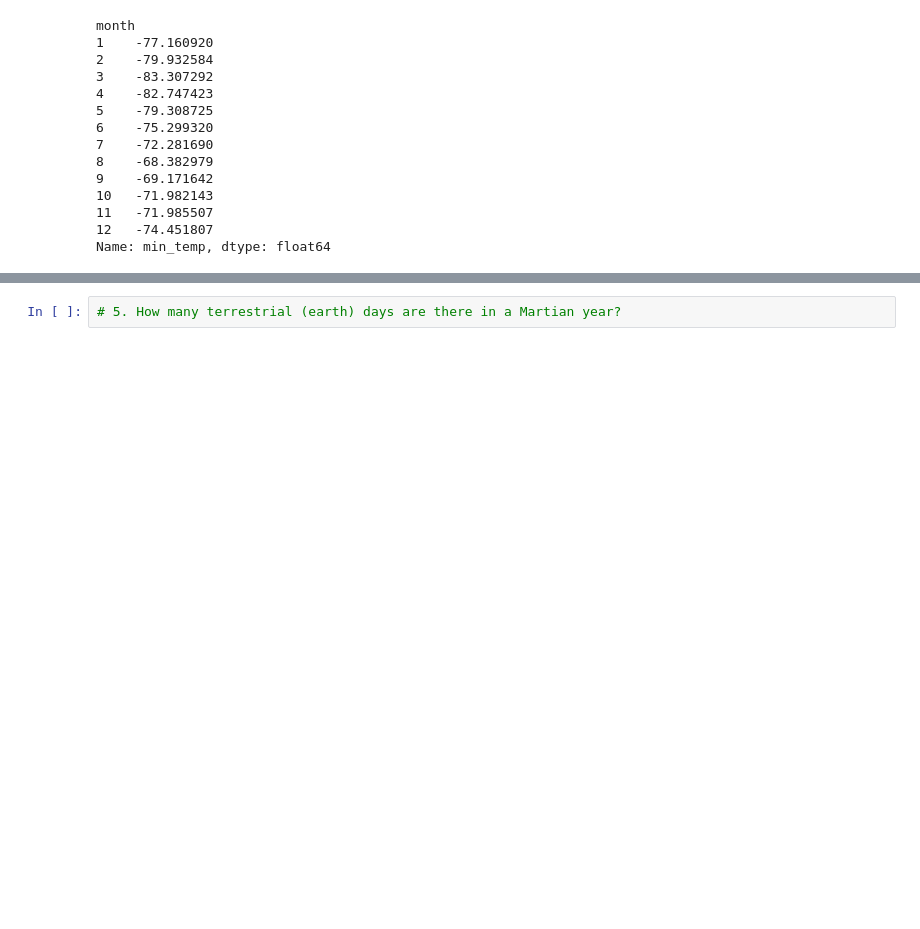
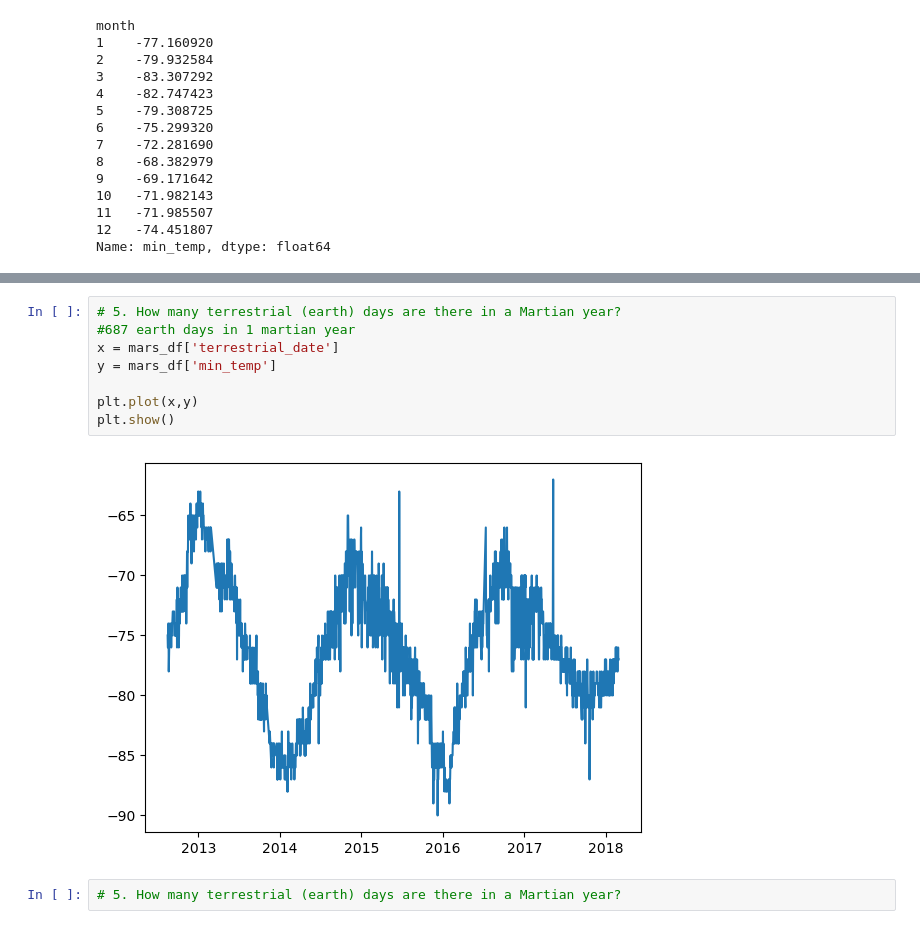
Before and after one commit to joey-october85/11-Module-Mars-DataScraping, a Jupyter notebook: Mars_News/part_2_mars_weather.ipynb, the cells around one changed output, grey strips where cells are left out. Drawn from its saved outputs; the diff is of its cells as text; blank space fills up the shorter version.

```diff
--- a/Mars_News/part_2_mars_weather.ipynb
+++ b/Mars_News/part_2_mars_weather.ipynb
@@ -198,3 +199,13 @@ Name: pressure, dtype: float64
+# %%
+# 5. How many terrestrial (earth) days are there in a Martian year?
+#687 earth days in 1 martian year
+x = mars_df['terrestrial_date']
+y = mars_df['min_temp']
+
+plt.plot(x,y)
+plt.show()
+# %% [output]
+[figure, added]
 # %%
 # 5. How many terrestrial (earth) days are there in a Martian year?
 # %% [output]
```
Also changed, not shown: parts of 7 cells of this notebook.
